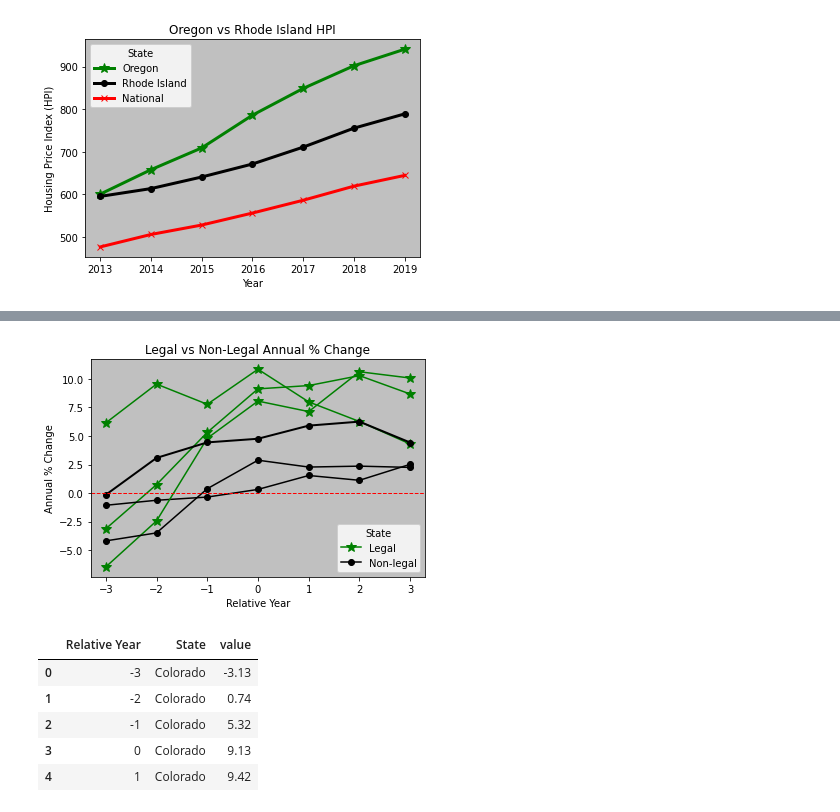
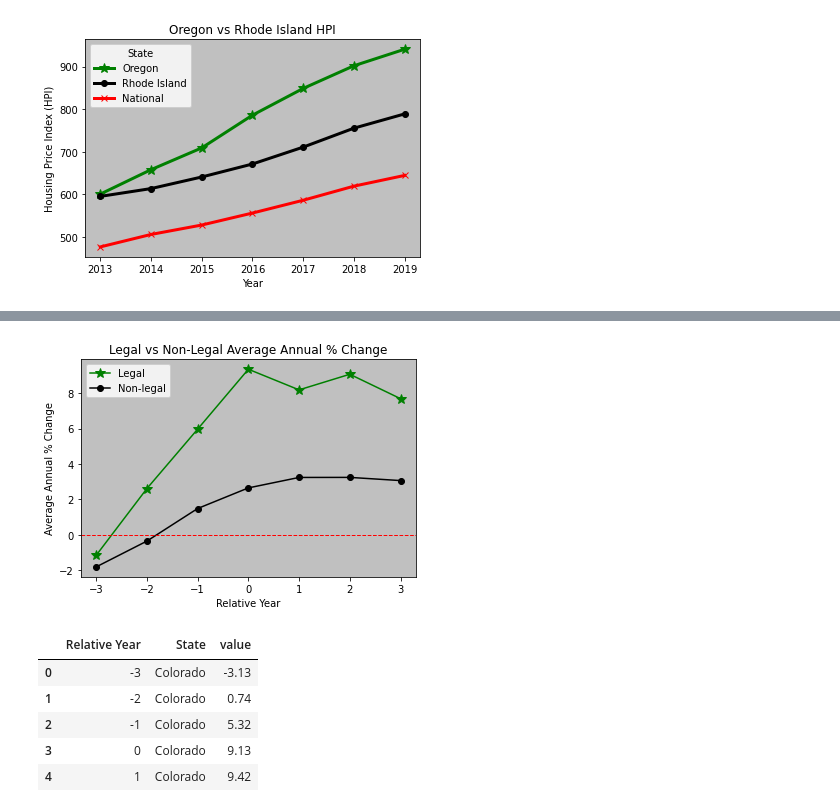
Before and after one commit to pbhan710/project01-group12, a Jupyter notebook: 1. Main/Main.ipynb, the cells around one changed output, grey strips where cells are left out. Drawn from its saved outputs; the diff is of its cells as text; code cells hidden in the pictures.

Commit message:
updated graphs

```diff
--- a/1. Main/Main.ipynb
+++ b/1. Main/Main.ipynb
@@ -228,3 +228,11 @@ relative_year = [-3, -2, -1, 0, 1, 2, 3]
 colorado_percent['Relative Year'] = relative_year
 washington_percent['Relative Year'] = relative_year
 oregon_percent['Relative Year'] = relative_year
+# %%
+# Gather means for legal states average annual % percent for plotting
+legal_df['value'] = legal_df['value'].astype(float)
+avg_legal_change = legal_df.groupby(['Relative Year'])['value'].mean()
+
+# Gather means for nonlegal states average annual % percent for plotting
+nonlegal_df['value'] = nonlegal_df['value'].astype(float)
+avg_nonlegal_change = nonlegal_df.groupby(['Relative Year'])['value'].mean()
@@ -231,28 +249,20 @@ oregon_percent['Relative Year'] = relative_year
 # %%
 ### Create line graph comparing the Annual Percent Change in HPI for each state
 ax = plt.axes()
 ax.set_facecolor('silver')
-colorado = plt.plot(colorado_percent['Relative Year'], colorado_percent['Colorado'].astype(float),\
+legal = plt.plot(colorado_percent['Relative Year'], avg_legal_change,\
                     color='g', linewidth=1.5, marker = '*', markersize=10)
-vermont = plt.plot(colorado_percent['Relative Year'], colorado_percent['Vermont'].astype(float),\
+nonlegal = plt.plot(colorado_percent['Relative Year'], avg_nonlegal_change,\
                    color='black', linewidth=1.5, marker='o')
-washington = plt.plot(washington_percent['Relative Year'], washington_percent['Washington'].astype(float),\
-                      color='g', linewidth=1.5, marker = '*', markersize=10)
-jersey = plt.plot(washington_percent['Relative Year'], washington_percent['New Jersey'].astype(float),\
-                  color='black', linewidth=1.5, marker='o')
-oregon = plt.plot(oregon_percent['Relative Year'], oregon_percent['Oregon'].astype(float),\
-                  color='g', linewidth=1.5, marker = '*', markersize=10)
-rhode = plt.plot(oregon_percent['Relative Year'], oregon_percent['Rhode Island'].astype(float),\
-                 color='black', linewidth=2, marker='o')
-plt.title('Legal vs Non-Legal Annual % Change')
+plt.title('Legal vs Non-Legal Average Annual % Change')
 plt.xlabel('Relative Year')
-plt.ylabel('Annual % Change')
+plt.ylabel('Average Annual % Change')
 plt.axhline(0, color='r', linestyle='--', linewidth=1)
-plt.legend(['Legal', 'Non-legal'], loc='best', title='State')
+plt.legend(['Legal', 'Non-legal'], loc='best')
 plt.savefig('images/annual_change.png', facecolor='white')
 plt.show()
 # %% [output]
-[figure, old version]
+[figure, new version]
 # %%
 # Combine pivots with relative year into one df for plotting
 unpivot_co = pd.melt(colorado_percent, id_vars=['Relative Year'], value_vars=['Colorado', 'Vermont'])
```
Also changed, not shown: parts of 3 cells of this notebook, 3 other files.
